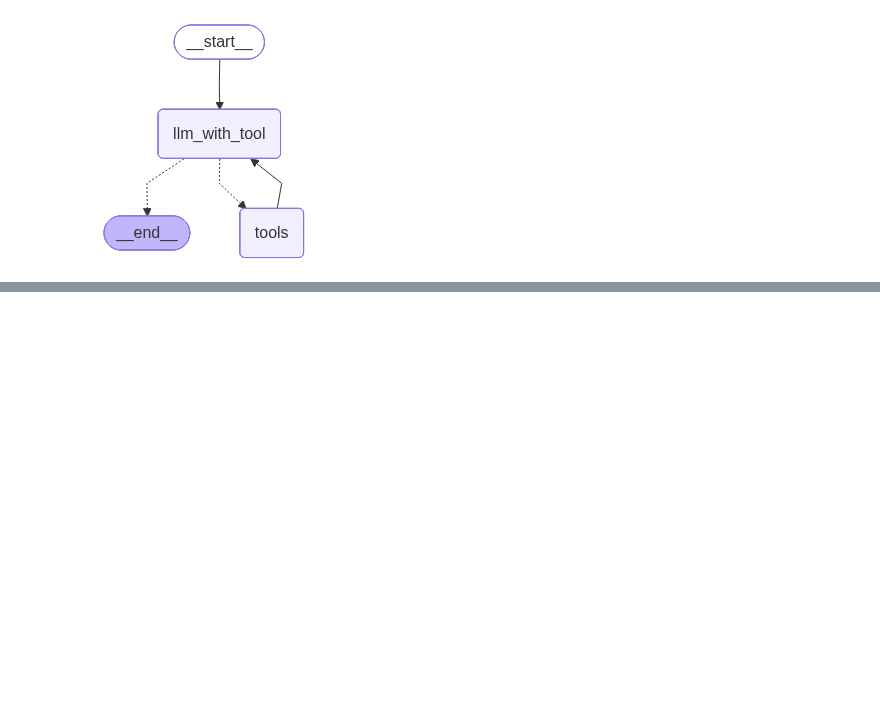
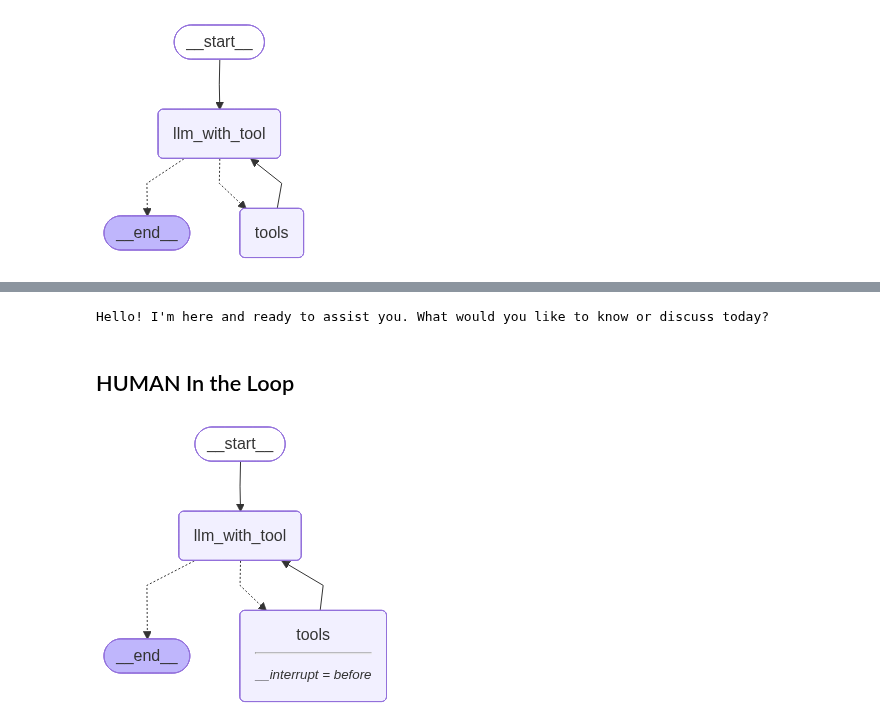
Before and after one commit to sauravsagar19/LangGraph-practice, a Jupyter notebook: BuildingAgent/agent1.ipynb, the cells around one changed output, grey strips where cells are left out. Cells and saved outputs as stored; diff of their text form; code cells hidden in the pictures; blank space fills up the shorter version.

Commit message:
human-in-the-loop

```diff
--- a/Agent-Memory/1.ipynb
+++ b/BuildingAgent/agent1.ipynb
@@ -60,11 +70,11 @@ def search_wikipedia(query_string: str, sentences: int = 3) -> str:
     except Exception as e:
         return f"Wikipedia error: {str(e)}"
 @tool
-def weather_api():
-    '''
-    It gives us the weather information of the place
-    '''
-    return "weather api called"
+def weather_api(query: str = "") -> str:
+    """
+    It gives us the weather information of the place.
+    """
+    return "weather api called: It is currently clear and 24°C in Pune."
 
 @tool
 def human_approval():
@@ -94,11 +104,7 @@ def math_operation(a:int,b:int,operator:str):
 load_dotenv()
 OPENAI_API_KEY=os.getenv("OPENAI_API_KEY")
 tools = [
-    search_arxiv,
-    search_wikipedia,
-    weather_api,
-    human_approval,
-    math_operation
+    search_arxiv,search_wikipedia,weather_api,human_approval,math_operation
 ]
 # %% [markdown]
 # Creating Short Term Memory and Long Term Memory of the agent
@@ -306,0 +333,3 @@ Yes, you mentioned your name is Saurav Sagar. If there's anything specific you'd
+# %%
+conn = sqlite3.connect("/workspaces/LangGraph-practice/BuildingAgent/agent-db/streaming.db", check_same_thread=False)
+streaming_memory = SqliteSaver(conn)
@@ -306,0 +374,49 @@ Yes, you mentioned your name is Saurav Sagar. If there's anything specific you'd
+# %%
+# for msg in stream_res:
+#     pprint.pprint(msg['llm_with_tool']['messages'][0].content)
+import time
+
+#for getting stereaming message effect
+for msg, metadata in stream_res:
+    # 1. We only want to stream chunks coming from your LLM node
+    if metadata.get("langgraph_node") == "llm_with_tool":
+        # 2. Print content chunk-by-chunk without adding stray newlines
+        if msg.content:
+            print(msg.content, end="", flush=True)
+            time.sleep(0.010)
+# %% [output]
+Hello! I'm here and ready to assist you. What would you like to know or discuss today?
+# %% [markdown]
+## HUMAN In the Loop
+# %%
+# Lets take the older graph only
+#CREATING NODE
+def llm_with_tool(state:State):
+    return {"messages":[llm.invoke(state.messages)]}
+
+#the other node is tool node which is alredy imported.
+
+#BUILDING GRAPH AND ADDING NODE
+builder=StateGraph(State)
+builder.add_node("llm_with_tool",llm_with_tool)
+builder.add_node("tools",ToolNode(tools=tools))
+
+#CREATING EDGE FOR GRAPH
+builder.add_edge(START,"llm_with_tool")
+builder.add_conditional_edges(
+    "llm_with_tool",
+    tools_condition
+)
+builder.add_edge("tools","llm_with_tool")
+# builder.add_edge("llm_with_tool",END)
+
+graph=builder.compile(
+    checkpointer=streaming_memory,
+    interrupt_before=["tools"]   # ADDED THE HUMAN IN LOOP; tHE CODE WILL STOP HERE
+    )
+config = {"configurable": {"thread_id": "HIL_014"}}
+
+#Graph visuilisation
+display(Image(graph.get_graph().draw_mermaid_png()))
+# %% [output]
+[figure, added]
```
Also changed, not shown: parts of 21 cells of this notebook, 9 other files.
